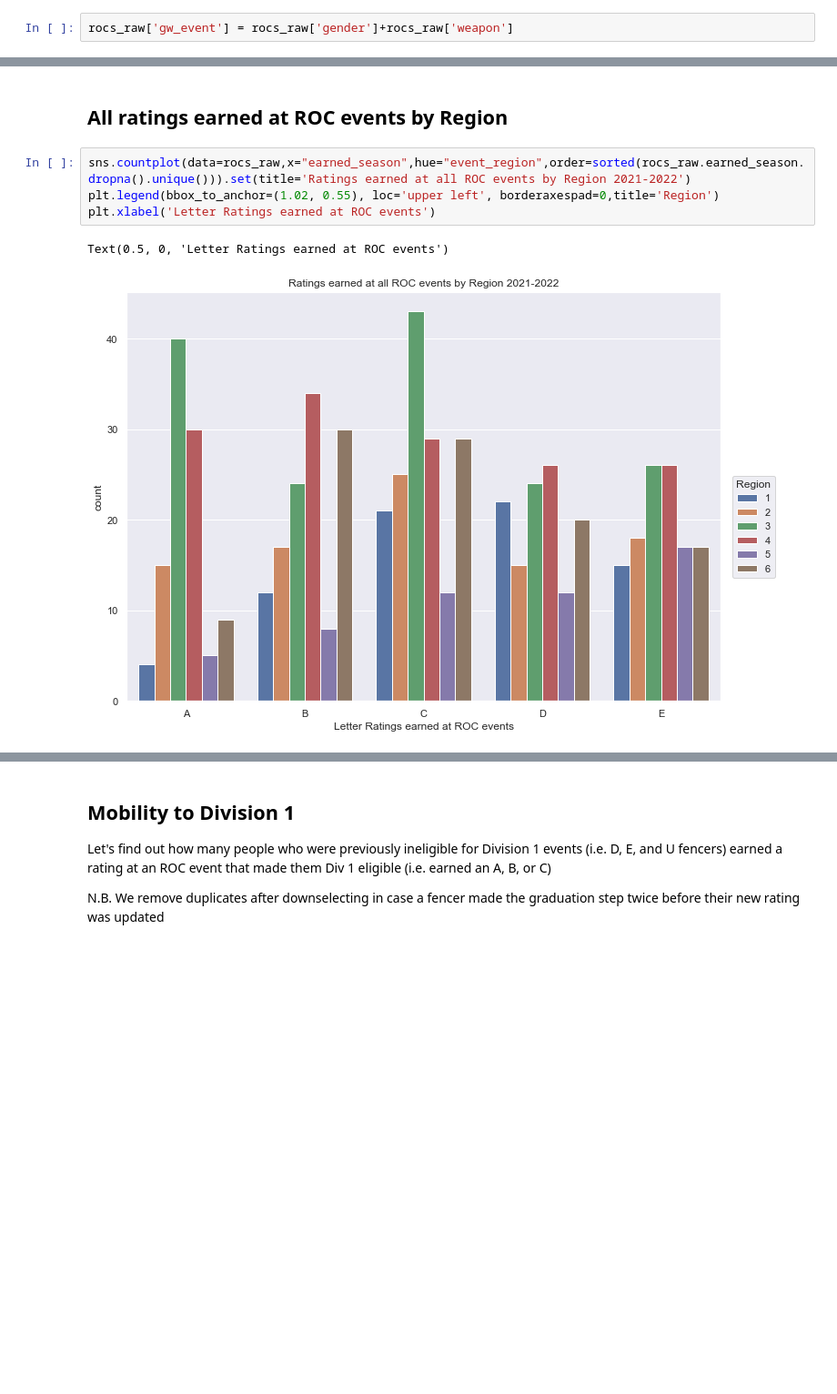
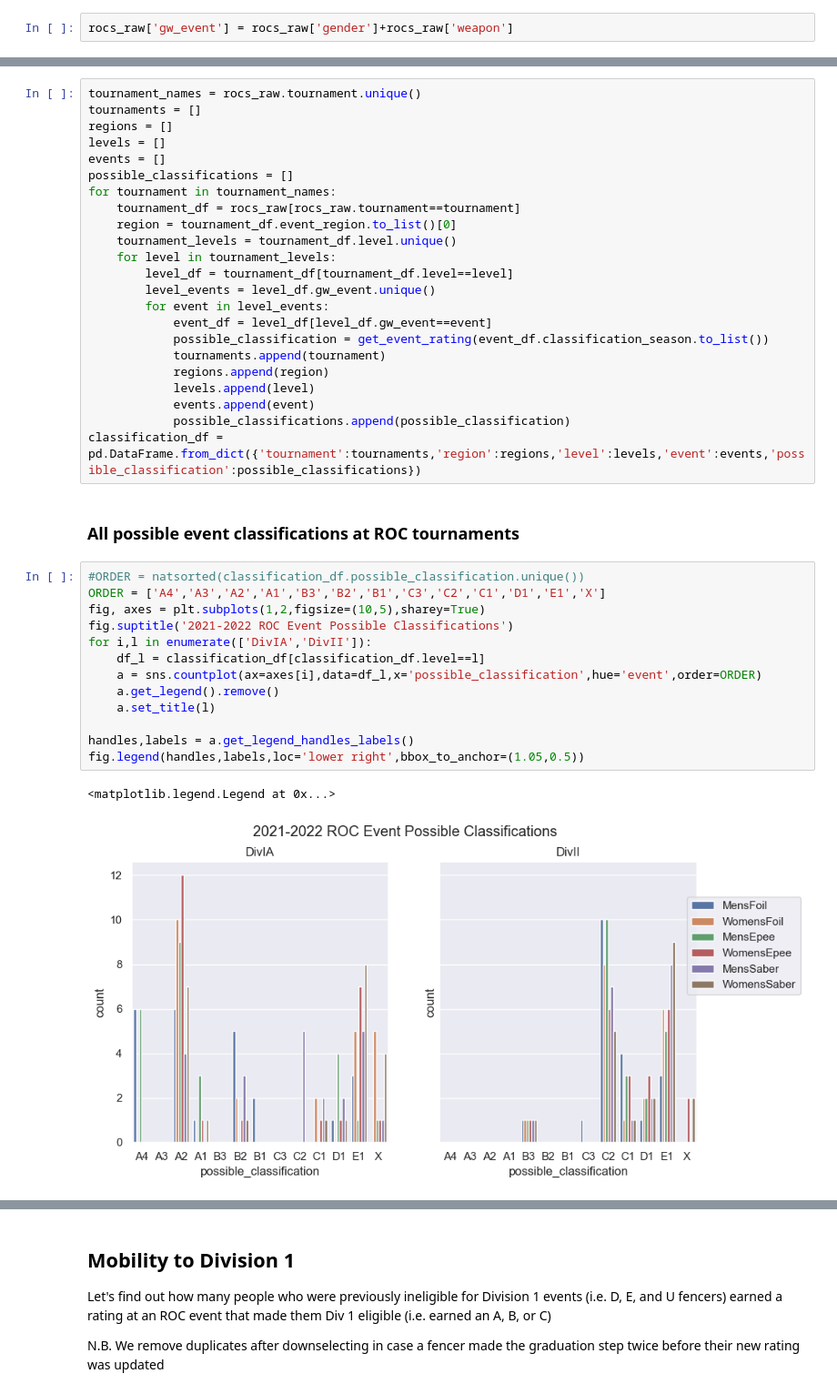
Before and after one commit to emace593/usafencing, a Jupyter notebook: fencingtime_ROCs.ipynb, the cells around one changed output, grey strips where cells are left out. Shown at 91% size. Drawn from its saved outputs; the diff is of its cells as text; blank space fills up the shorter version.

```diff
--- a/fencingtime_ROCs.ipynb
+++ b/fencingtime_ROCs.ipynb
@@ -64,9 +68,41 @@ rocs_raw['gw_event'] = rocs_raw['gender']+rocs_raw['weapon']
+# %%
+tournament_names = rocs_raw.tournament.unique()
+tournaments = []
+regions = []
+levels = []
+events = []
+possible_classifications = []
+for tournament in tournament_names:
+    tournament_df = rocs_raw[rocs_raw.tournament==tournament]
+    region = tournament_df.event_region.to_list()[0]
+    tournament_levels = tournament_df.level.unique()
+    for level in tournament_levels:
+        level_df = tournament_df[tournament_df.level==level]
+        level_events = level_df.gw_event.unique()
+        for event in level_events:
+            event_df = level_df[level_df.gw_event==event]
+            possible_classification = get_event_rating(event_df.classification_season.to_list())
+            tournaments.append(tournament)
+            regions.append(region)
+            levels.append(level)
+            events.append(event)
+            possible_classifications.append(possible_classification)
+classification_df = pd.DataFrame.from_dict({'tournament':tournaments,'region':regions,'level':levels,'event':events,'possible_classification':possible_classifications})
 # %% [markdown]
-## All ratings earned at ROC events by Region
+### All possible event classifications at ROC tournaments
-# %%
-sns.countplot(data=rocs_raw,x="earned_season",hue="event_region",order=sorted(rocs_raw.earned_season.dropna().unique())).set(title='Ratings earned at all ROC events by Region 2021-2022')
-plt.legend(bbox_to_anchor=(1.02, 0.55), loc='upper left', borderaxespad=0,title='Region')
-plt.xlabel('Letter Ratings earned at ROC events')
-# %% [output]
-Text(0.5, 0, 'Letter Ratings earned at ROC events')
-[figure, removed]
+# %%
+#ORDER = natsorted(classification_df.possible_classification.unique())
+ORDER = ['A4','A3','A2','A1','B3','B2','B1','C3','C2','C1','D1','E1','X']
+fig, axes = plt.subplots(1,2,figsize=(10,5),sharey=True)
+fig.suptitle('2021-2022 ROC Event Possible Classifications')
+for i,l in enumerate(['DivIA','DivII']):
+    df_l = classification_df[classification_df.level==l]
+    a = sns.countplot(ax=axes[i],data=df_l,x='possible_classification',hue='event',order=ORDER)
+    a.get_legend().remove()
+    a.set_title(l)
+
+handles,labels = a.get_legend_handles_labels()
+fig.legend(handles,labels,loc='lower right',bbox_to_anchor=(1.05,0.5))
+# %% [output]
+<matplotlib.legend.Legend at 0x...>
+[figure, added]
```
Also changed, not shown: parts of 11 cells of this notebook.
